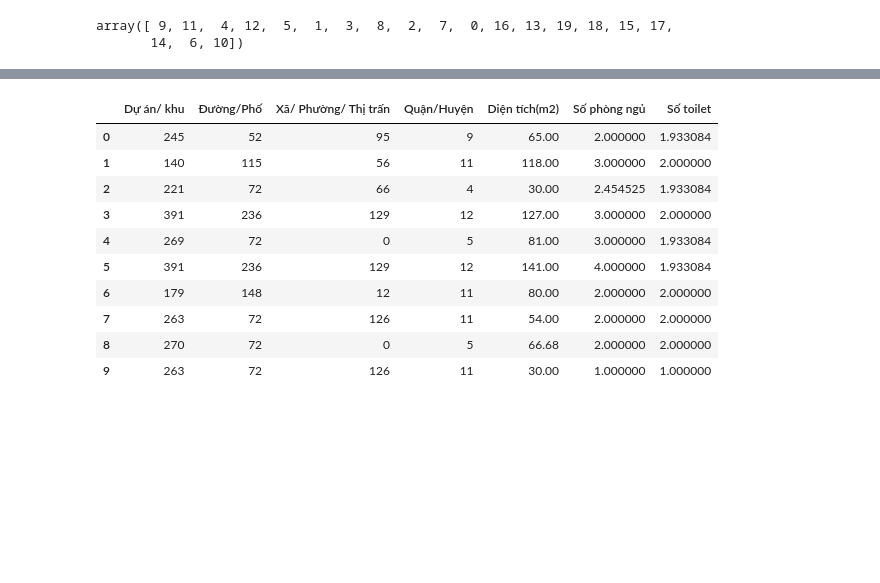
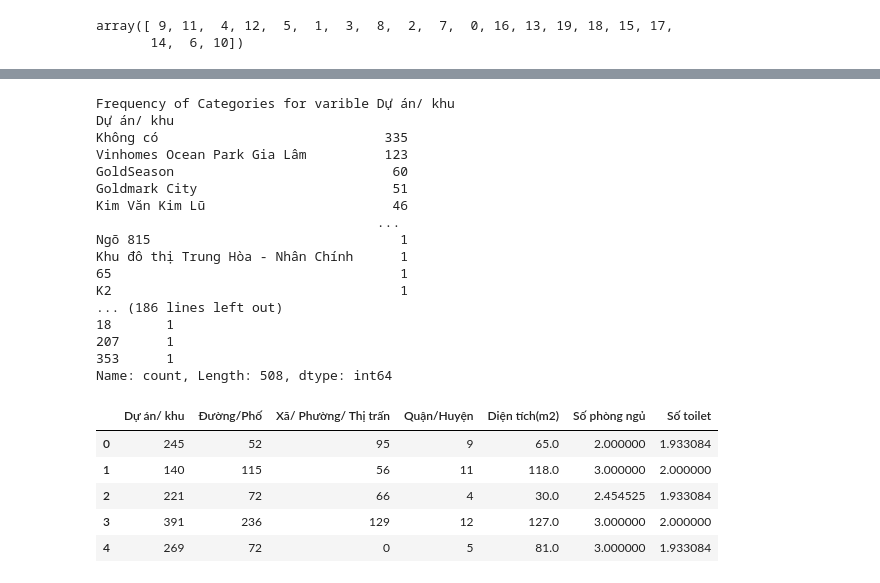
Before and after one commit to duckhhbg/DoAnTTCN, a Jupyter notebook: xldl.ipynb, the cells around one changed output, grey strips where cells are left out. Saved outputs shown, nothing was run; the diff lists cells and outputs as text; code cells hidden in the pictures; blank space fills up the shorter version.

```diff
--- a/xldl.ipynb
+++ b/xldl.ipynb
@@ -268,14 +285,31 @@ data['Mã dự án'] = X['Dự án/ khu']
+# %%
+for col in data:
+    print ('\nFrequency of Categories for varible %s'%col)
+    print (data[col].value_counts())
+# %% [output]
+Frequency of Categories for varible Dự án/ khu
+Dự án/ khu
+Không có                             335
+Vinhomes Ocean Park Gia Lâm          123
+GoldSeason                            60
+Goldmark City                         51
+Kim Văn Kim Lũ                        46
+                                    ...
+Ngõ 815                                1
+Khu đô thị Trung Hòa - Nhân Chính      1
+65                                     1
+K2                                     1
+... (186 lines left out)
+18       1
+207      1
+353      1
+Name: count, Length: 508, dtype: int64
 # %%
-X.head(10)
+X.head()
 # %% [output]
 |  | Dự án/ khu | Đường/Phố | Xã/ Phường/ Thị trấn | Quận/Huyện | Diện tích(m2) | Số phòng ngủ | Số toilet |
-| 0 | 245 | 52 | 95 | 9 | 65.00 | 2.000000 | 1.933084 |
-| 1 | 140 | 115 | 56 | 11 | 118.00 | 3.000000 | 2.000000 |
-| 2 | 221 | 72 | 66 | 4 | 30.00 | 2.454525 | 1.933084 |
-| 3 | 391 | 236 | 129 | 12 | 127.00 | 3.000000 | 2.000000 |
-| 4 | 269 | 72 | 0 | 5 | 81.00 | 3.000000 | 1.933084 |
-| 5 | 391 | 236 | 129 | 12 | 141.00 | 4.000000 | 1.933084 |
-| 6 | 179 | 148 | 12 | 11 | 80.00 | 2.000000 | 2.000000 |
-| 7 | 263 | 72 | 126 | 11 | 54.00 | 2.000000 | 2.000000 |
-| 8 | 270 | 72 | 0 | 5 | 66.68 | 2.000000 | 2.000000 |
-| 9 | 263 | 72 | 126 | 11 | 30.00 | 1.000000 | 1.000000 |
+| 0 | 245 | 52 | 95 | 9 | 65.0 | 2.000000 | 1.933084 |
+| 1 | 140 | 115 | 56 | 11 | 118.0 | 3.000000 | 2.000000 |
+| 2 | 221 | 72 | 66 | 4 | 30.0 | 2.454525 | 1.933084 |
+| 3 | 391 | 236 | 129 | 12 | 127.0 | 3.000000 | 2.000000 |
+| 4 | 269 | 72 | 0 | 5 | 81.0 | 3.000000 | 1.933084 |
```
Also changed, not shown: parts of 5 cells of this notebook, 4 other files.
